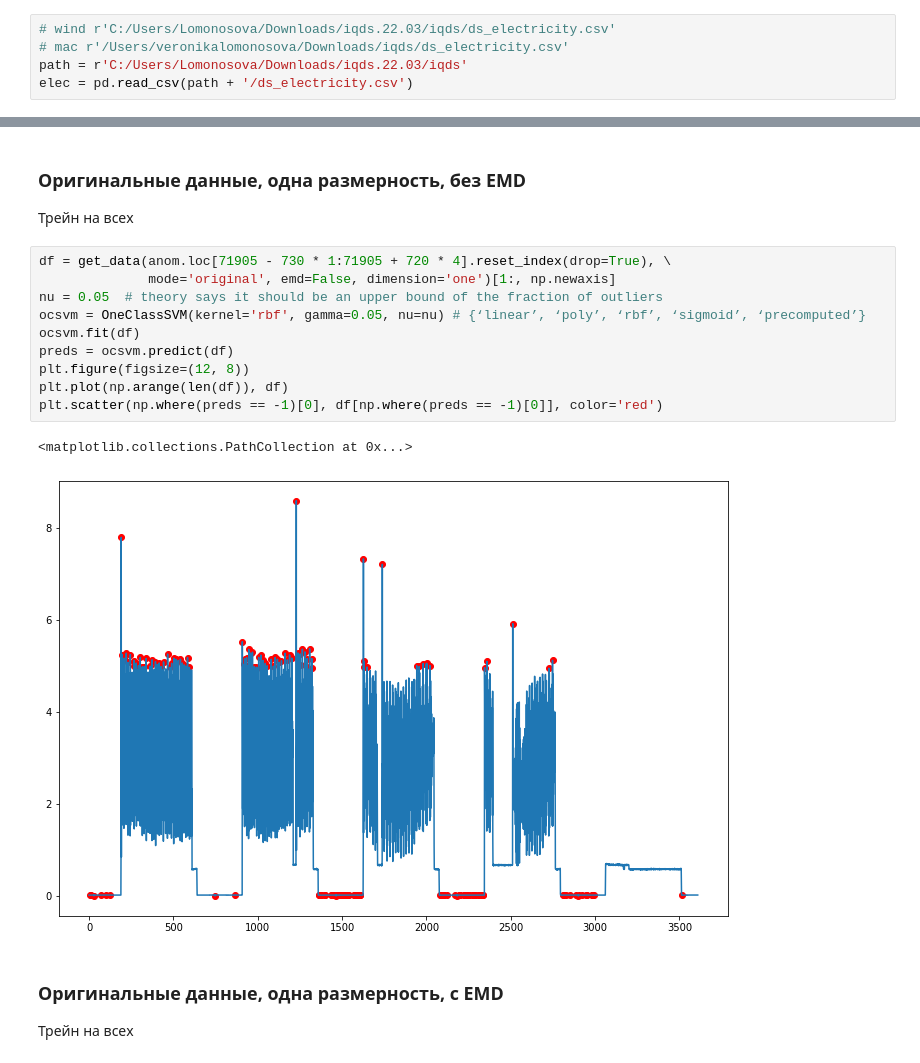
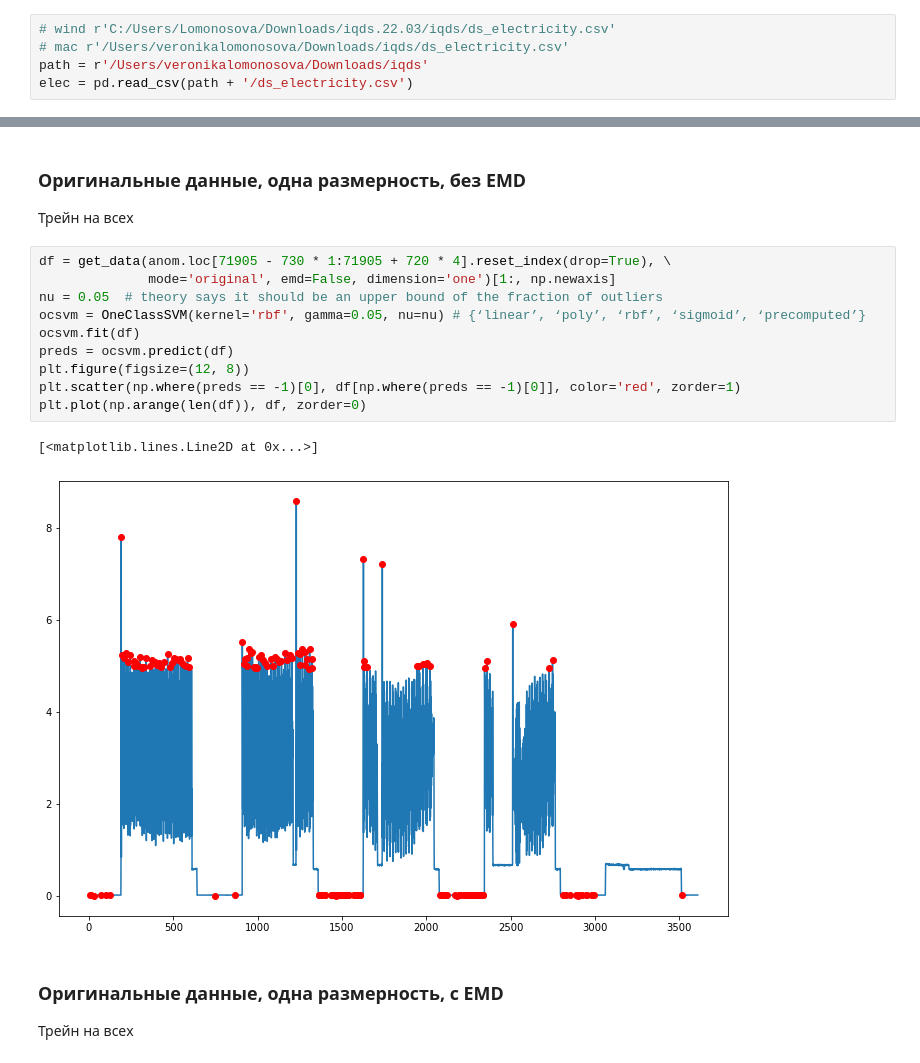
Before and after one commit to lomonosovaa/diploma, a Jupyter notebook: OCSVM/anom2_OCSVM.ipynb, the cells around one changed output, grey strips where cells are left out. Saved outputs shown, nothing was run; the diff lists cells and outputs as text.

```diff
--- a/OCSVM/anom2_OCSVM.ipynb
+++ b/OCSVM/anom2_OCSVM.ipynb
@@ -44,7 +44,7 @@ from data_preparation import get_data
 # %%
 # wind r'C:/Users/Lomonosova/Downloads/iqds.22.03/iqds/ds_electricity.csv'
 # mac r'/Users/veronikalomonosova/Downloads/iqds/ds_electricity.csv'
-path = r'C:/Users/Lomonosova/Downloads/iqds.22.03/iqds'
+path = r'/Users/veronikalomonosova/Downloads/iqds'
 elec = pd.read_csv(path + '/ds_electricity.csv')
 # %% [markdown]
 # ANOM_1
@@ -74,16 +77,16 @@ anom
 # %%
 df = get_data(anom.loc[71905 - 730 * 1:71905 + 720 * 4].reset_index(drop=True), \
               mode='original', emd=False, dimension='one')[1:, np.newaxis]
 nu = 0.05  # theory says it should be an upper bound of the fraction of outliers
 ocsvm = OneClassSVM(kernel='rbf', gamma=0.05, nu=nu) # {‘linear’, ‘poly’, ‘rbf’, ‘sigmoid’, ‘precomputed’}
 ocsvm.fit(df)
 preds = ocsvm.predict(df)
 plt.figure(figsize=(12, 8))
-plt.plot(np.arange(len(df)), df)
-plt.scatter(np.where(preds == -1)[0], df[np.where(preds == -1)[0]], color='red')
+plt.scatter(np.where(preds == -1)[0], df[np.where(preds == -1)[0]], color='red', zorder=1)
+plt.plot(np.arange(len(df)), df, zorder=0)
 # %% [output]
-<matplotlib.collections.PathCollection at 0x...>
+[<matplotlib.lines.Line2D at 0x...>]
-[figure, old version]
+[figure, new version]
 # %% [markdown]
 ### Оригинальные данные, одна размерность, с EMD
 Трейн на всех
```
Also changed, not shown: parts of 34 cells of this notebook.
